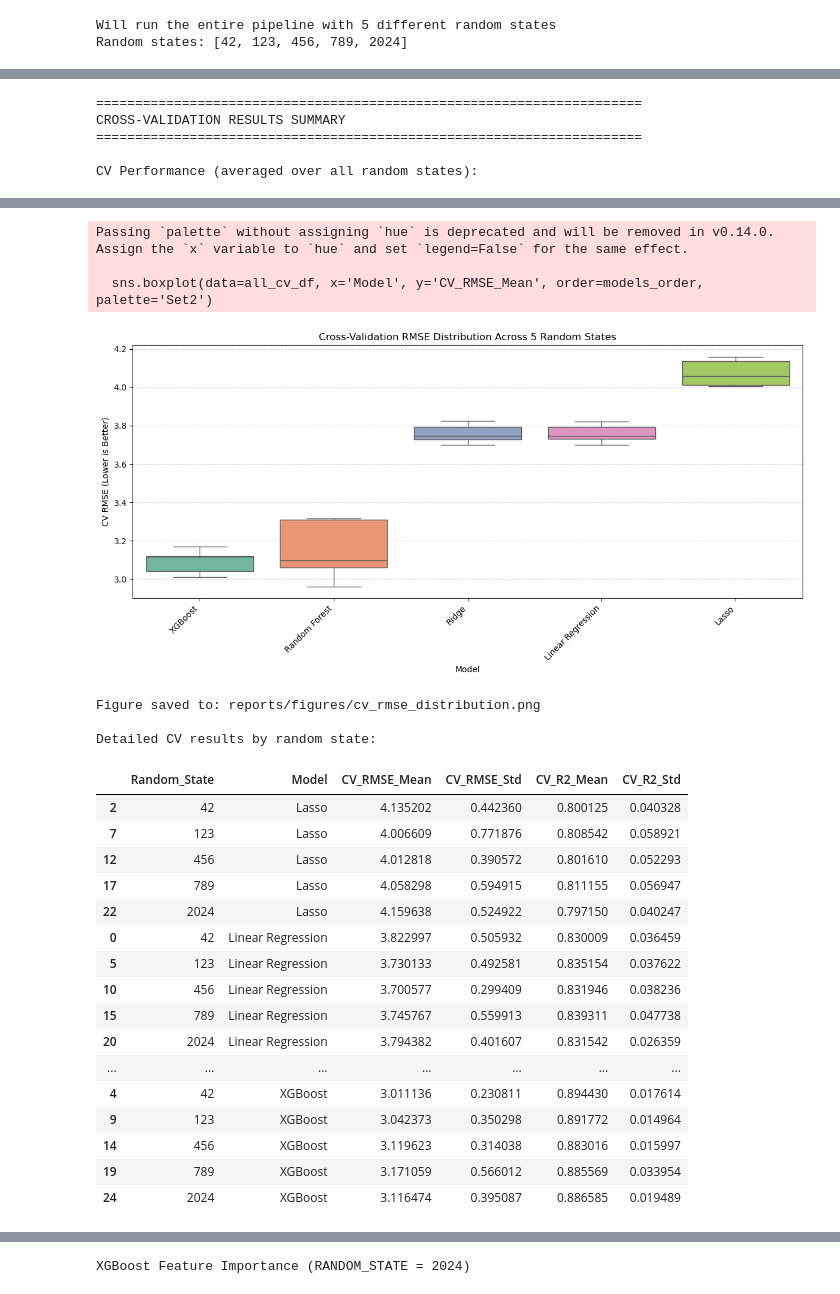
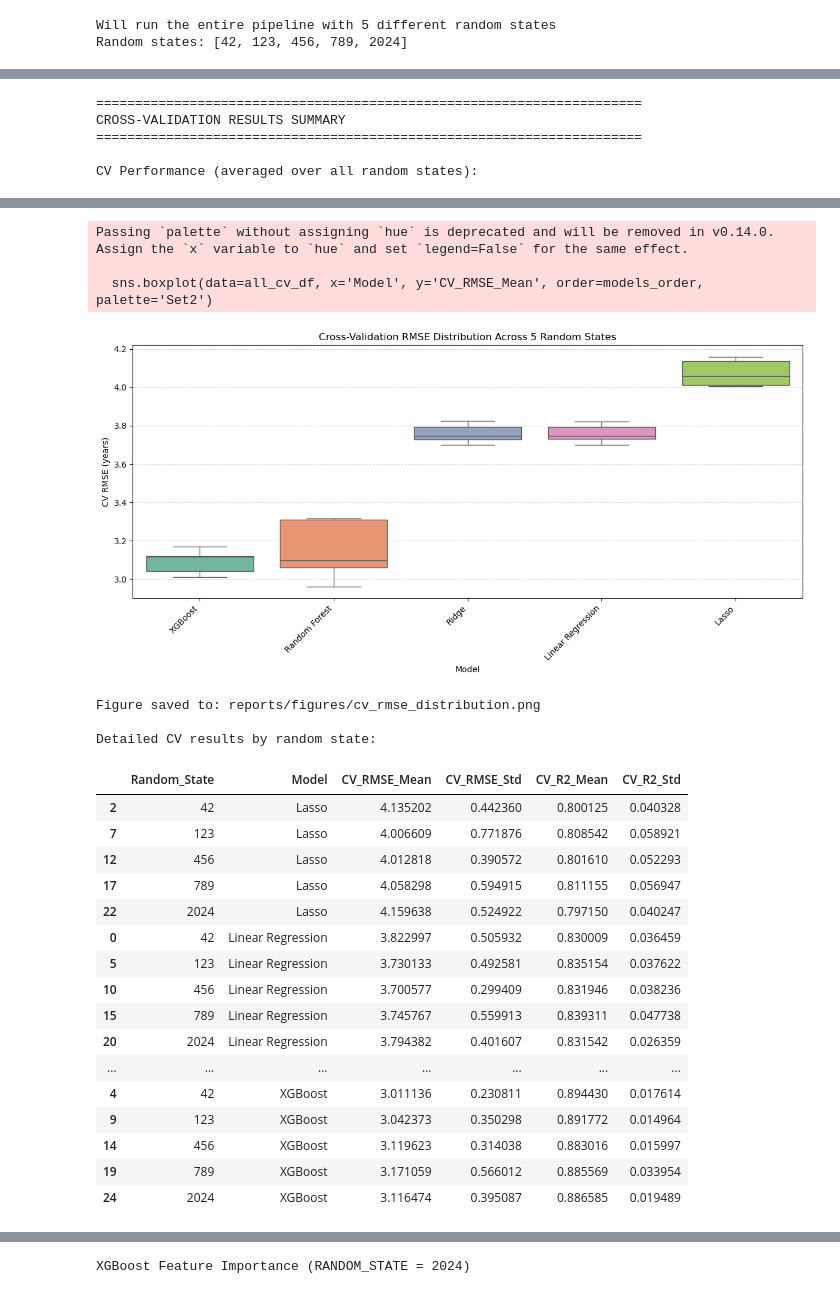
Before and after one commit to yuanq24/life-expectancy-ml, a Jupyter notebook: main.ipynb, the cells around one changed output, grey strips where cells are left out. Drawn from its saved outputs; the diff is of its cells as text; code cells hidden in the pictures.

```diff
--- a/main.ipynb
+++ b/main.ipynb
@@ -508,35 +508,35 @@ display(cv_summary.sort_values('CV_RMSE_Mean_mean'))
 
 # visualization
 plt.figure(figsize=(12, 6))
 models_order = all_cv_df.groupby('Model')['CV_RMSE_Mean'].mean().sort_values().index
 sns.boxplot(data=all_cv_df, x='Model', y='CV_RMSE_Mean', order=models_order, palette='Set2')
 plt.title(f'Cross-Validation RMSE Distribution Across {len(RANDOM_STATES)} Random States')
-plt.ylabel('CV RMSE (Lower is Better)')
+plt.ylabel('CV RMSE (years)')
 plt.xticks(rotation=45, ha='right')
 plt.grid(axis='y', linestyle='--', alpha=0.5)
 plt.tight_layout()
 plt.savefig('reports/figures/cv_rmse_distribution.png', dpi=300, bbox_inches='tight')
 plt.show()
 print("Figure saved to: reports/figures/cv_rmse_distribution.png")
 
 print("\nDetailed CV results by random state:")
 display(all_cv_df.sort_values(['Model', 'Random_State']))
 # %% [output]
 ======================================================================
 CROSS-VALIDATION RESULTS SUMMARY
 ======================================================================
 
 CV Performance (averaged over all random states):
 |  | Model | CV_RMSE_Mean_mean | CV_RMSE_Mean_std | CV_RMSE_Mean_min | CV_RMSE_Mean_max | CV_R2_Mean_mean | ... |
 | 4 | XGBoost | 3.0921 | 0.0644 | 3.0111 | 3.1711 | 0.8883 | ... |
 | 2 | Random Forest | 3.1497 | 0.1586 | 2.9598 | 3.3170 | 0.8835 | ... |
 | 3 | Ridge | 3.7582 | 0.0501 | 3.7002 | 3.8244 | 0.8336 | ... |
 | 1 | Linear Regression | 3.7588 | 0.0494 | 3.7006 | 3.8230 | 0.8336 | ... |
 | 0 | Lasso | 4.0745 | 0.0700 | 4.0066 | 4.1596 | 0.8037 | ... |
 Passing `palette` without assigning `hue` is deprecated and will be removed in v0.14.0. Assign the `x` variable to `hue` and set `legend=False` for the same effect.
 
   sns.boxplot(data=all_cv_df, x='Model', y='CV_RMSE_Mean', order=models_order, palette='Set2')
-[figure, old version]
+[figure, new version]
 Figure saved to: reports/figures/cv_rmse_distribution.png
 
 Detailed CV results by random state:
```
Also changed, not shown: parts of 4 cells of this notebook, 7 other files.
